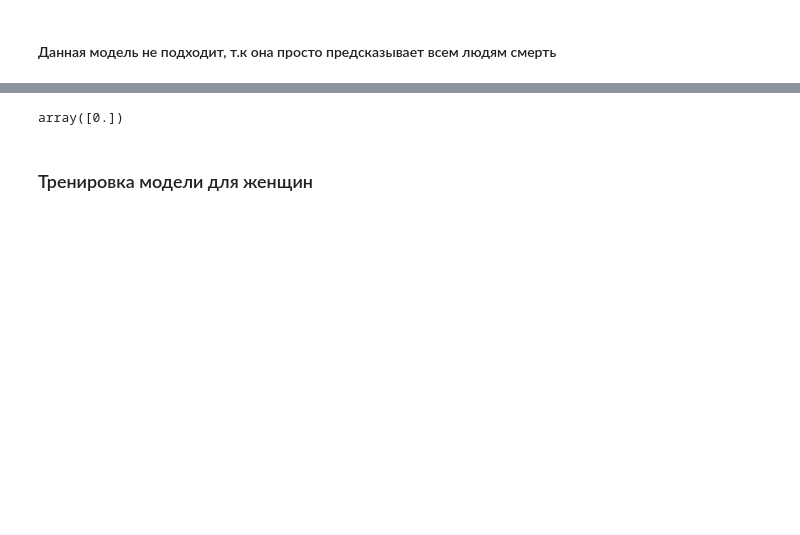
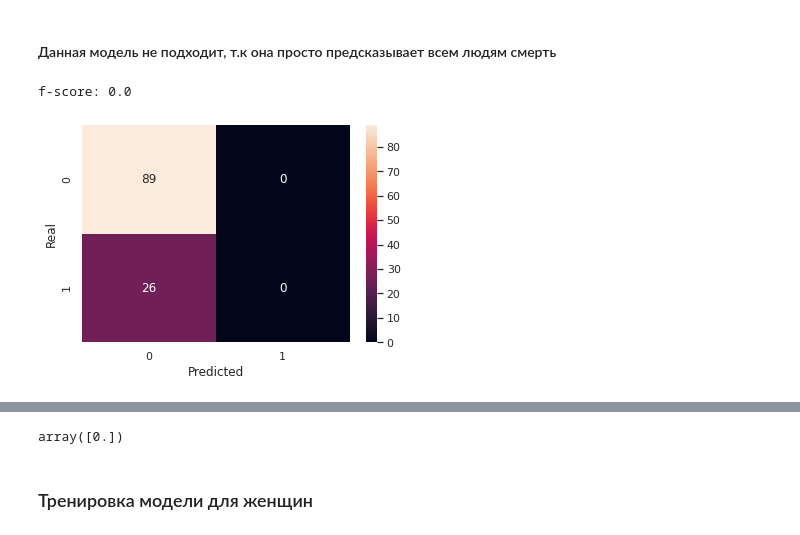
Before and after one commit to VsevolodKozlov-git/kaggle-titanic-competition, a Jupyter notebook: second_try.ipynb, the cells around one changed output, grey strips where cells are left out. Cells and saved outputs as stored; diff of their text form; code cells hidden in the pictures; blank space fills up the shorter version.

```diff
--- a/second_try.ipynb
+++ b/second_try.ipynb
@@ -448,5 +448,10 @@ f-score: 0.0
 # %% [markdown]
 #### Данная модель не подходит, т.к она просто предсказывает всем людям смерть
+# %%
+confusion_matrix_and_f_score(X_test, y_test, estimator_men)
+# %% [output]
+f-score: 0.0
+[figure, added]
 # %%
 regression_man = estimator_men['estimator']
 regression_man.coef_
```
Also changed, not shown: parts of 6 cells of this notebook.
